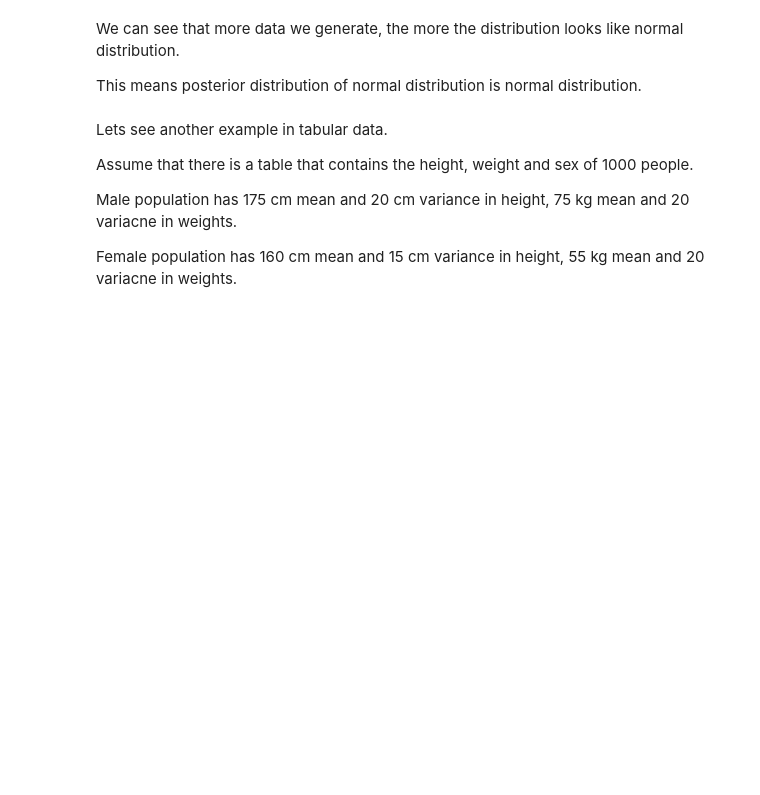
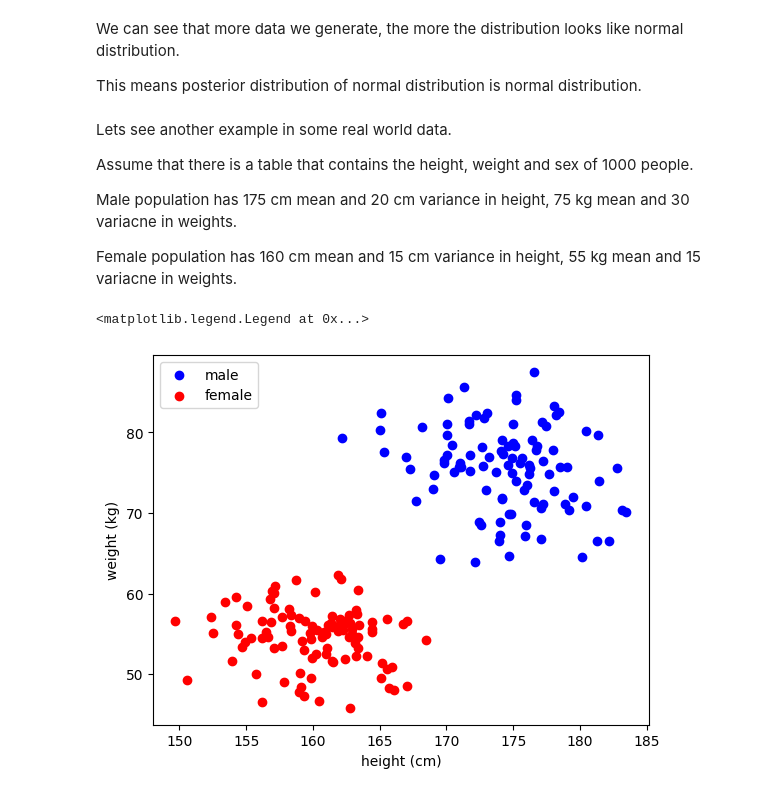
Before and after one commit to ZeroAct/yeah_data_dive, a Jupyter notebook: src/2_distribution.ipynb, the cells around one changed output. Drawn from its saved outputs; the diff is of its cells as text; code cells hidden in the pictures; blank space fills up the shorter version.

```diff
--- a/src/2_distribution.ipynb
+++ b/src/2_distribution.ipynb
@@ -172,10 +172,10 @@ We can see that more data we generate, the more the distribution looks like norm
 
 This means posterior distribution of normal distribution is normal distribution.
 # %% [markdown]
-Lets see another example in tabular data.
+Lets see another example in some real world data.
 
 Assume that there is a table that contains the height, weight and sex of 1000 people.
 
-Male population has 175 cm mean and 20 cm variance in height, 75 kg mean and 20 variacne in weights.
+Male population has 175 cm mean and 20 cm variance in height, 75 kg mean and 30 variacne in weights.
 
-Female population has 160 cm mean and 15 cm variance in height, 55 kg mean and 20 variacne in weights.
+Female population has 160 cm mean and 15 cm variance in height, 55 kg mean and 15 variacne in weights.
@@ -183,0 +182,16 @@ male_heights = np.random.normal(1.75, 0.2, 1000)
+# %%
+male_heights = np.random.normal(175, math.sqrt(20), 100)
+male_weights = np.random.normal(75, math.sqrt(30), 100)
+
+female_heights = np.random.normal(160, math.sqrt(15), 100)
+female_weights = np.random.normal(55, math.sqrt(15), 100)
+# %%
+plt.scatter(male_heights, male_weights, c='b')
+plt.scatter(female_heights, female_weights, c='r')
+
+plt.xlabel("height (cm)")
+plt.ylabel("weight (kg)")
+plt.legend(["male", "female"])
+# %% [output]
+<matplotlib.legend.Legend at 0x...>
+[figure, added]
```
Also changed, not shown: parts of 3 cells of this notebook.
